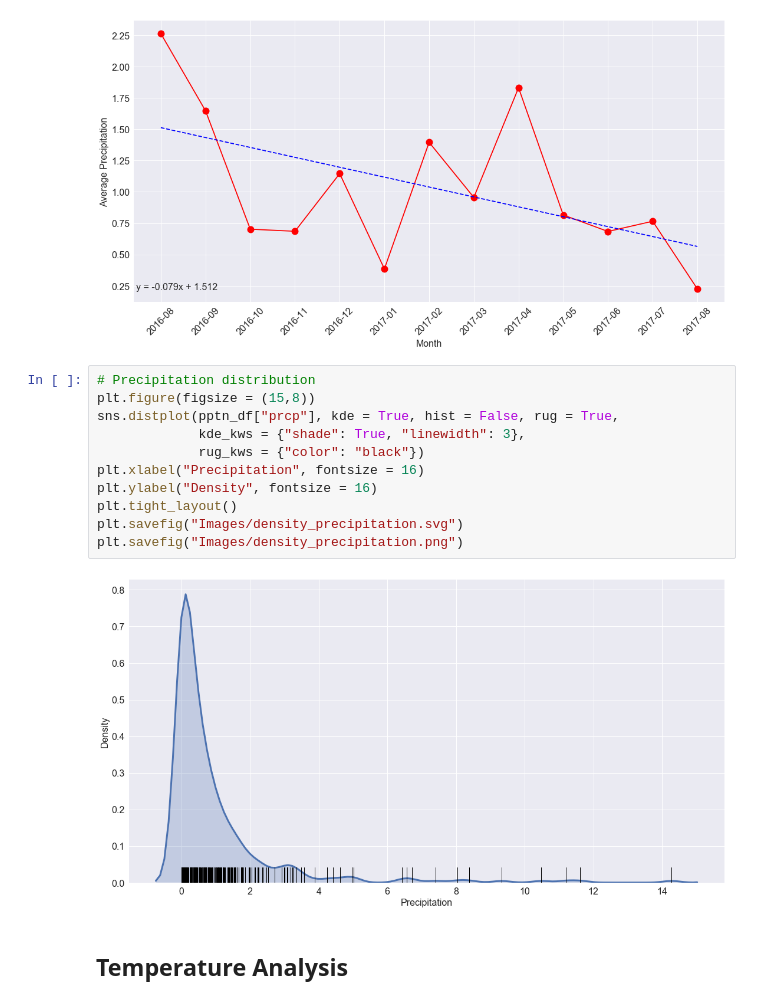
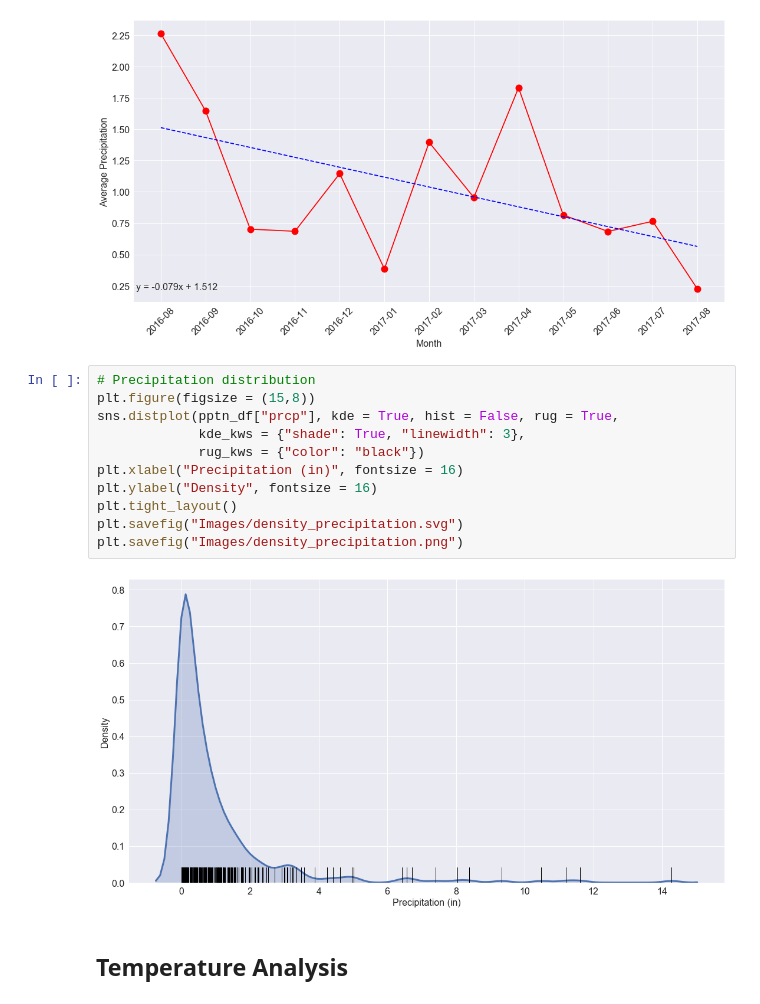
Before and after one commit to rochiecuevas/climate_analysis, a Jupyter notebook: climate_starter.ipynb, the cells around one changed output. Drawn from its saved outputs; the diff is of its cells as text.

```diff
--- a/climate_starter.ipynb
+++ b/climate_starter.ipynb
@@ -398,16 +398,16 @@ plt.savefig("Images/pptn_monthly_avg.png")
 # %%
 # Precipitation distribution
 plt.figure(figsize = (15,8))
 sns.distplot(pptn_df["prcp"], kde = True, hist = False, rug = True,
              kde_kws = {"shade": True, "linewidth": 3},
              rug_kws = {"color": "black"})
-plt.xlabel("Precipitation", fontsize = 16)
+plt.xlabel("Precipitation (in)", fontsize = 16)
 plt.ylabel("Density", fontsize = 16)
 plt.tight_layout()
 plt.savefig("Images/density_precipitation.svg")
 plt.savefig("Images/density_precipitation.png")
 # %% [output]
-[figure, old version]
+[figure, new version]
 # %% [markdown]
 ## Temperature Analysis
 # %%
```
Also changed, not shown: parts of 1 cell of this notebook, 4 other files.
